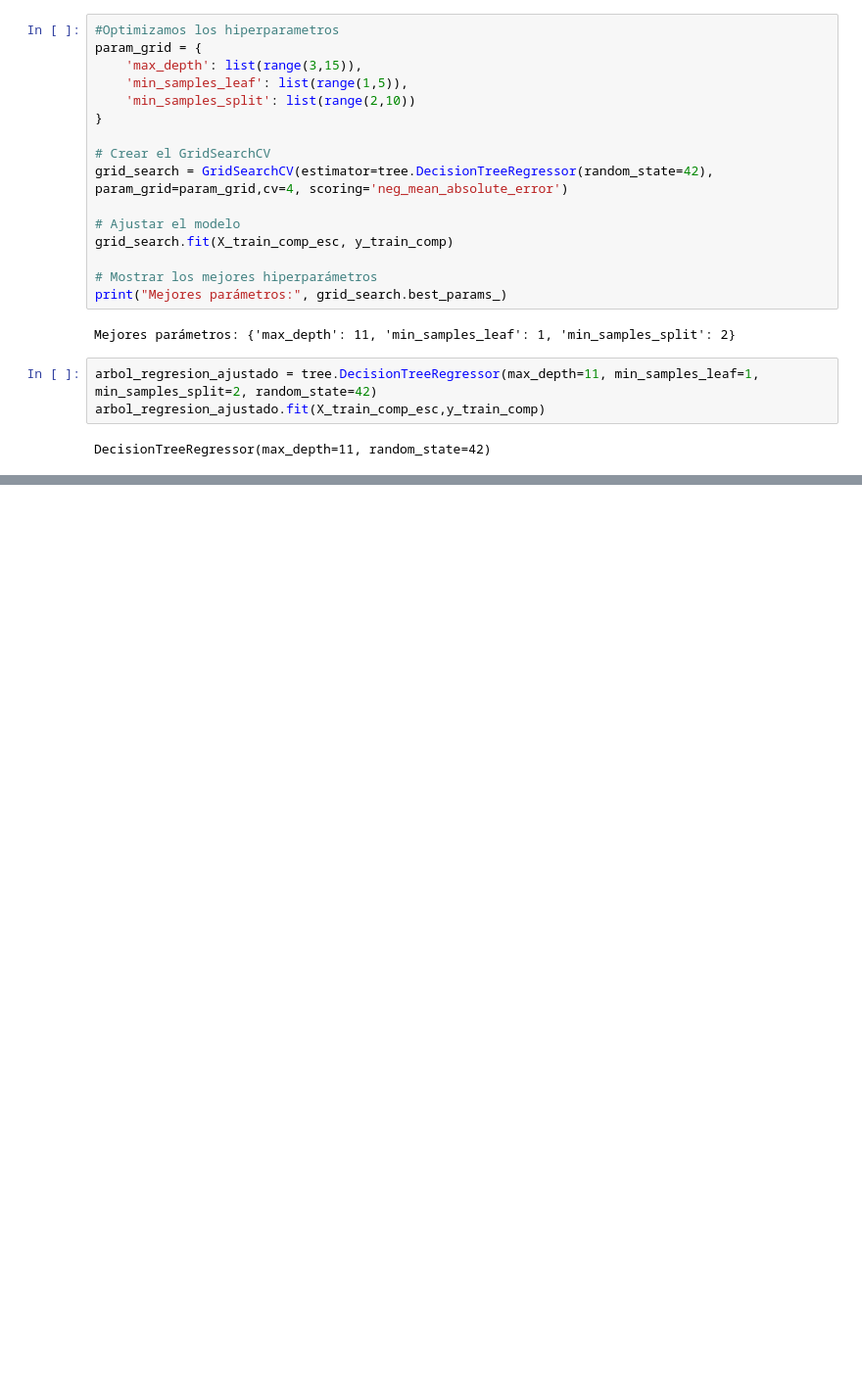
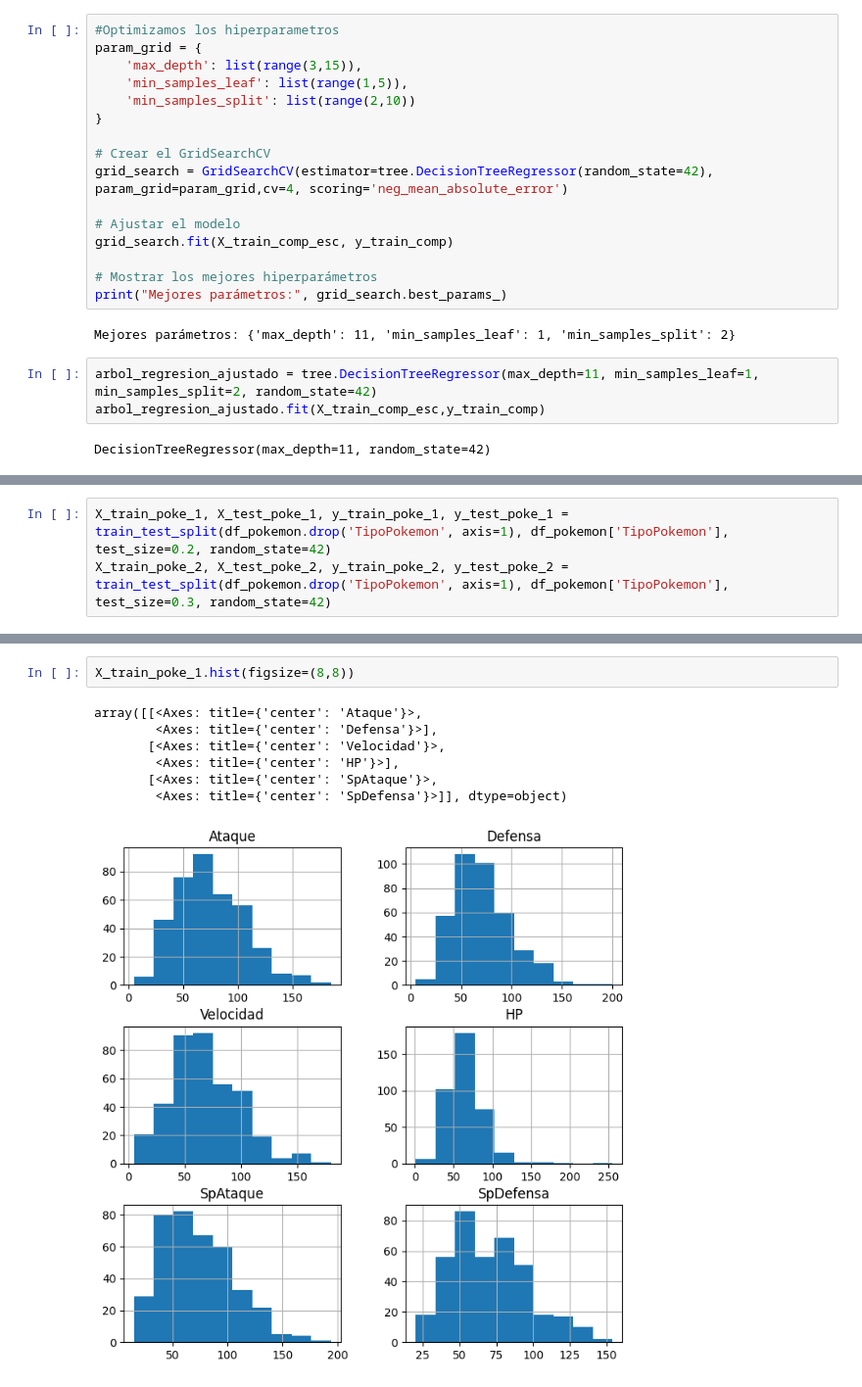
Before and after one commit to EugenioBravi/TP2_mineria, a Jupyter notebook: TP_2.ipynb, the cells around one changed output, grey strips where cells are left out. Shown at 98% size. Saved outputs shown, nothing was run; the diff lists cells and outputs as text; blank space fills up the shorter version.

```diff
--- a/TP_2.ipynb
+++ b/TP_2.ipynb
@@ -223,0 +269,3 @@ Root Mean Squared Error (RMSE): 5728.209817948963
+# %%
+X_train_poke_1, X_test_poke_1, y_train_poke_1, y_test_poke_1 = train_test_split(df_pokemon.drop('TipoPokemon', axis=1), df_pokemon['TipoPokemon'], test_size=0.2, random_state=42)
+X_train_poke_2, X_test_poke_2, y_train_poke_2, y_test_poke_2 = train_test_split(df_pokemon.drop('TipoPokemon', axis=1), df_pokemon['TipoPokemon'], test_size=0.3, random_state=42)
@@ -223,0 +300,10 @@ Root Mean Squared Error (RMSE): 5728.209817948963
+# %%
+X_train_poke_1.hist(figsize=(8,8))
+# %% [output]
+array([[<Axes: title={'center': 'Ataque'}>,
+        <Axes: title={'center': 'Defensa'}>],
+       [<Axes: title={'center': 'Velocidad'}>,
+        <Axes: title={'center': 'HP'}>],
+       [<Axes: title={'center': 'SpAtaque'}>,
+        <Axes: title={'center': 'SpDefensa'}>]], dtype=object)
+[figure, added]
```
Also changed, not shown: parts of 20 cells of this notebook.
